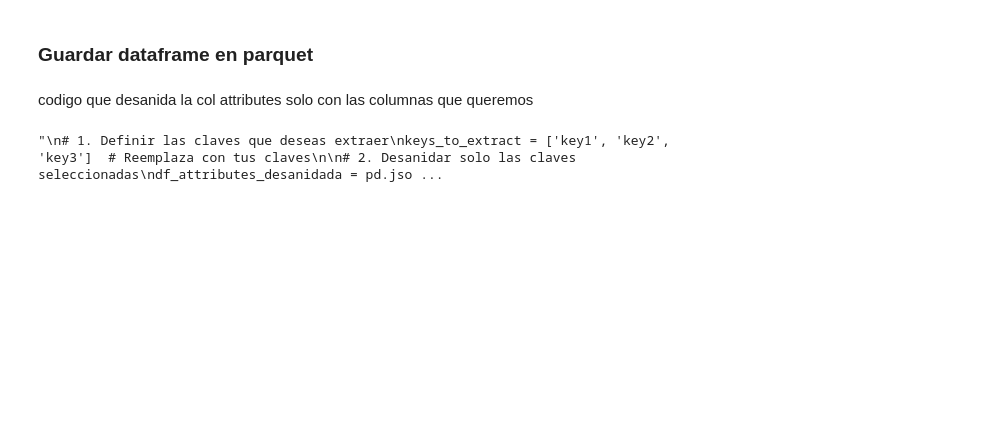
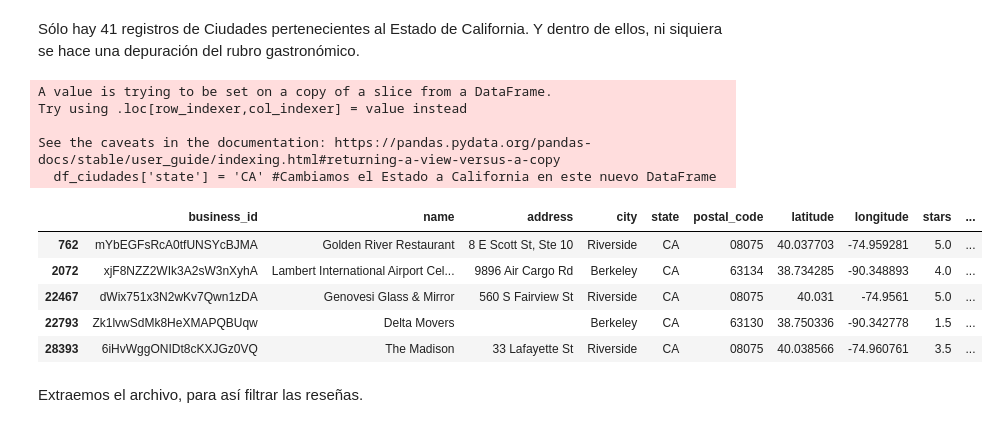
Before and after one commit to gastorellano/epicurean_project, a Jupyter notebook: Data Engineering/ETL/ETL_Yelp/ETL_business_yelp.ipynb, the cells around one changed output. Drawn from its saved outputs; the diff is of its cells as text; code cells hidden in the pictures; blank space fills up the shorter version.

```diff
--- a/Data Engineering/ETL/ETL_Yelp/ETL_business_yelp.ipynb
+++ b/Data Engineering/ETL/ETL_Yelp/ETL_business_yelp.ipynb
@@ -135,3 +90,20 @@ Nombres de las columnas seleccionadas: ['state', 'ByAppointmentOnly', 'BusinessA
-# %% [markdown]
-### Guardar dataframe en parquet
+# %% [markdown]
+Sólo hay 41 registros de Ciudades pertenecientes al Estado de California. Y dentro de ellos, ni siquiera se hace una depuración del rubro gastronómico.
+# %%
+df_ciudades['state'] = 'CA' #Cambiamos el Estado a California en este nuevo DataFrame
+df_ciudades.head()
+# %% [output]
+A value is trying to be set on a copy of a slice from a DataFrame.
+Try using .loc[row_indexer,col_indexer] = value instead
+
+See the caveats in the documentation: https://pandas.pydata.org/pandas-docs/stable/user_guide/indexing.html#returning-a-view-versus-a-copy
+  df_ciudades['state'] = 'CA' #Cambiamos el Estado a California en este nuevo DataFrame
+|  | business_id | name | address | city | state | postal_code | latitude | longitude | stars | ... |
+| 762 | mYbEGFsRcA0tfUNSYcBJMA | Golden River Restaurant | 8 E Scott St, Ste 10 | Riverside | CA | 08075 | 40.037703 | -74.959281 | 5.0 | ... |
+| 2072 | xjF8NZZ2WIk3A2sW3nXyhA | Lambert International Airport Cel... | 9896 Air Cargo Rd | Berkeley | CA | 63134 | 38.734285 | -90.348893 | 4.0 | ... |
+| 22467 | dWix751x3N2wKv7Qwn1zDA | Genovesi Glass & Mirror | 560 S Fairview St | Riverside | CA | 08075 | 40.031 | -74.9561 | 5.0 | ... |
+| 22793 | Zk1lvwSdMk8HeXMAPQBUqw | Delta Movers |  | Berkeley | CA | 63130 | 38.750336 | -90.342778 | 1.5 | ... |
+| 28393 | 6iHvWggONIDt8cKXJGz0VQ | The Madison | 33 Lafayette St | Riverside | CA | 08075 | 40.038566 | -74.960761 | 3.5 | ... |
+# %% [markdown]
+Extraemos el archivo, para así filtrar las reseñas.
 # %%
@@ -139,18 +110,0 @@ Nombres de las columnas seleccionadas: ['state', 'ByAppointmentOnly', 'BusinessA
-# %% [markdown]
-codigo que desanida la col attributes solo con las columnas que queremos
-# %%
-"""
-# 1. Definir las claves que deseas extraer
-keys_to_extract = ['key1', 'key2', 'key3']  # Reemplaza con tus claves
-
-# 2. Desanidar solo las claves seleccionadas
-df_attributes_desanidada = pd.json_normalize(df_business_y['attributes'])[keys_to_extract]
-
-# 3. Combinar las nuevas columnas con el DataFrame original
-df_business_y = pd.concat([df_business_y, df_attributes_desanidada], axis=1)
-
-# 4. Eliminar la columna original 'attributes' si ya no es necesaria
-df_business_y.drop(columns=['attributes'], inplace=True)
-"""
-# %% [output]
-"\n# 1. Definir las claves que deseas extraer\nkeys_to_extract = ['key1', 'key2', 'key3']  # Reemplaza con tus claves\n\n# 2. Desanidar solo las claves seleccionadas\ndf_attributes_desanidada = pd.jso ...
```
Also changed, not shown: parts of 25 cells of this notebook.
